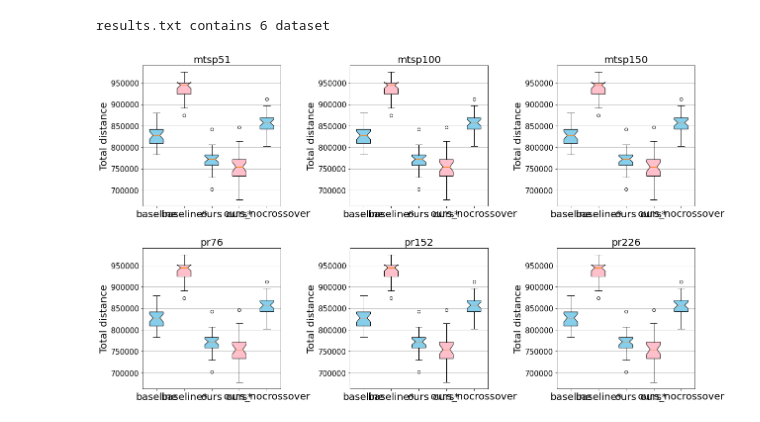
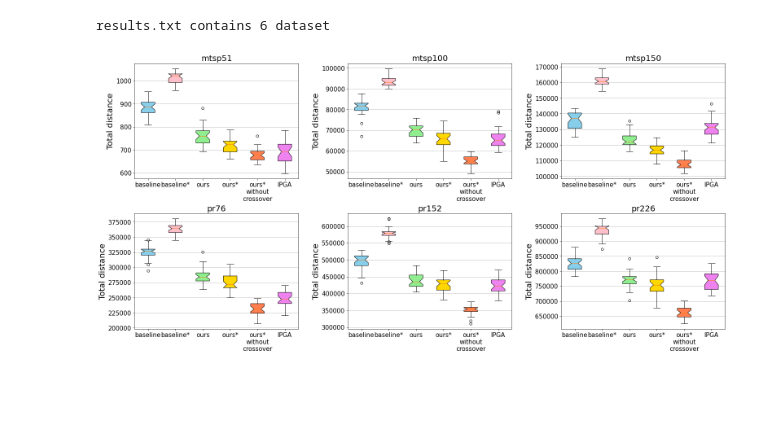
Before and after one commit to lingxiaomeng/AAI, a Jupyter notebook: plot.ipynb, the cells around one changed output. Saved outputs shown, nothing was run; the diff lists cells and outputs as text; code cells hidden in the pictures; blank space fills up the shorter version.

```diff
--- a/plot.ipynb
+++ b/plot.ipynb
@@ -21,44 +21,44 @@ for i in results.index:
         data[instance][algorithm_name] = {}
     data[instance][algorithm_name][data_type] = row[3:].to_numpy().tolist()
 
-fig, ax = plt.subplots(nrows=2, ncols=3, figsize=(20, 12))
-plt.subplots_adjust(wspace=0.5, hspace=0.3)  # adjust the interval of subplots
+fig, ax = plt.subplots(nrows=2, ncols=3, figsize=(26, 12))
+plt.subplots_adjust(wspace=0.2, hspace=0.3)  # adjust the interval of subplots
 
 print(f"{results_filepath} contains {len(data.keys())} dataset")
 
 # instance to plot
 instances = ['mtsp51', 'mtsp100', 'mtsp150', 'pr76', 'pr152', 'pr226']
 
 # the algorithms you want to plot
 algorithms = ['baseline','baseline*','ours','ours*','ours_nocrossover','IPGA']
-labels =  ['baseline','baseline*','ours','ours*','ours_nocrossover','IPGA']
-colors = ['skyblue', 'pink','skyblue', 'pink','skyblue', 'pink','skyblue']
+labels =  ['baseline','baseline*','ours','ours*','ours*\nwithout\ncrossover','IPGA']
+colors = ['skyblue', 'pink','lightgreen', 'gold', 'coral','violet']
 
 plot_type = 'distance' # distance, count or time
 
 
-for i in range(6):
+for i in range(len(instances)):
     x = i // 3
     y = i % 3
-    boxplot_data = [data[instance][name][plot_type] for name in algorithms ]
+    boxplot_data = [data[instances[i]][name][plot_type] for name in algorithms ]
 
     bplot = ax[x][y].boxplot(boxplot_data,
                          vert=True,  # vertical box alignment
                          notch=True,  # notch shape
                          patch_artist=True,  # fill with color
                          labels=labels)  # will be used to label x-ticks
     ax[x][y].set_ylabel('Total distance', fontsize=20)
     ax[x][y].tick_params(axis='y', which='major', labelsize=15)
-    ax[x][y].tick_params(axis='x', which='major', labelsize=20)
+    ax[x][y].tick_params(axis='x', which='major', labelsize=15)
     ax[x][y].set_title(instances[i], fontsize=20)
     ax[x][y].yaxis.grid(True)
 
     for patch, color in zip(bplot['boxes'], colors):
         patch.set_facecolor(color)
 
 
 # plt.savefig('./compare.jpg')
 plt.show()
 # %% [output]
 results.txt contains 6 dataset
-[figure, old version]
+[figure, new version]
```
Also changed, not shown: 3 other files.
